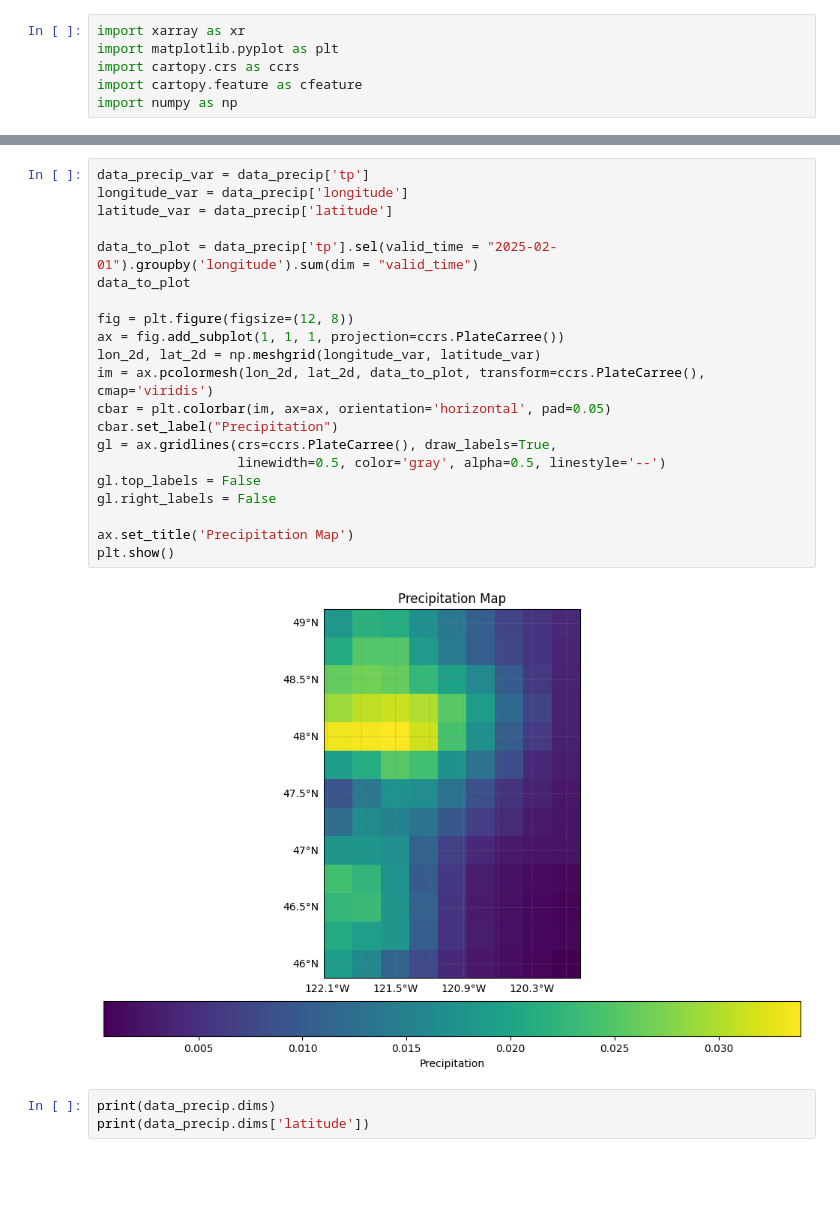
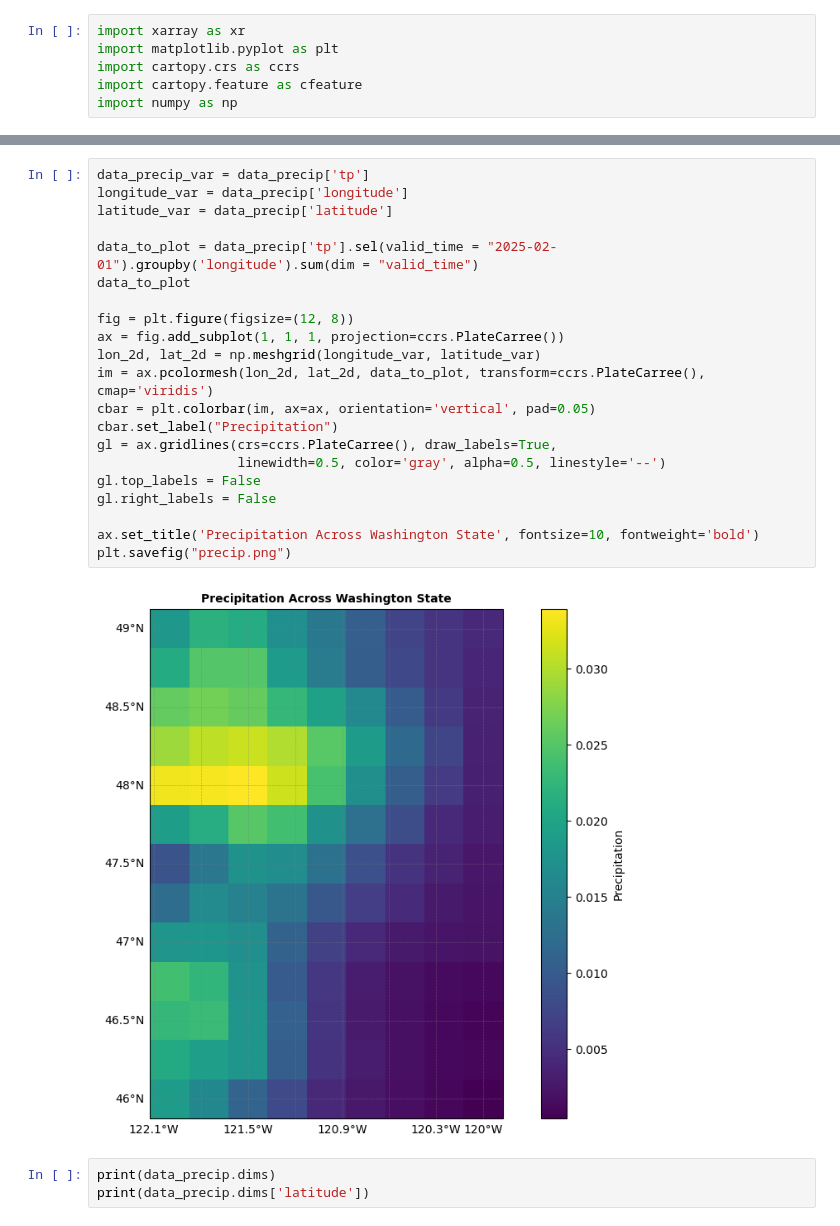
Before and after one commit to joeyh0/DRP_Spr2025, a Jupyter notebook: Scripts/Week1_xarray.ipynb, the cells around one changed output, grey strips where cells are left out. Saved outputs shown, nothing was run; the diff lists cells and outputs as text; blank space fills up the shorter version.

```diff
--- a/Scripts/Week1_xarray.ipynb
+++ b/Scripts/Week1_xarray.ipynb
@@ -78,26 +78,26 @@ aggregate["tp"].plot()
 # %%
 data_precip_var = data_precip['tp']
 longitude_var = data_precip['longitude']
 latitude_var = data_precip['latitude']
 
 data_to_plot = data_precip['tp'].sel(valid_time = "2025-02-01").groupby('longitude').sum(dim = "valid_time")
 data_to_plot
 
 fig = plt.figure(figsize=(12, 8))
 ax = fig.add_subplot(1, 1, 1, projection=ccrs.PlateCarree())
 lon_2d, lat_2d = np.meshgrid(longitude_var, latitude_var)
 im = ax.pcolormesh(lon_2d, lat_2d, data_to_plot, transform=ccrs.PlateCarree(), cmap='viridis')
-cbar = plt.colorbar(im, ax=ax, orientation='horizontal', pad=0.05)
+cbar = plt.colorbar(im, ax=ax, orientation='vertical', pad=0.05)
 cbar.set_label("Precipitation")
 gl = ax.gridlines(crs=ccrs.PlateCarree(), draw_labels=True,
                   linewidth=0.5, color='gray', alpha=0.5, linestyle='--')
 gl.top_labels = False
 gl.right_labels = False
 
-ax.set_title('Precipitation Map')
-plt.show()
+ax.set_title('Precipitation Across Washington State', fontsize=10, fontweight='bold')
+plt.savefig("precip.png")
 # %% [output]
-[figure, old version]
+[figure, new version]
 # %%
 print(data_precip.dims)
 print(data_precip.dims['latitude'])
```
Also changed, not shown: parts of 1 cell of this notebook, 13 other files.
